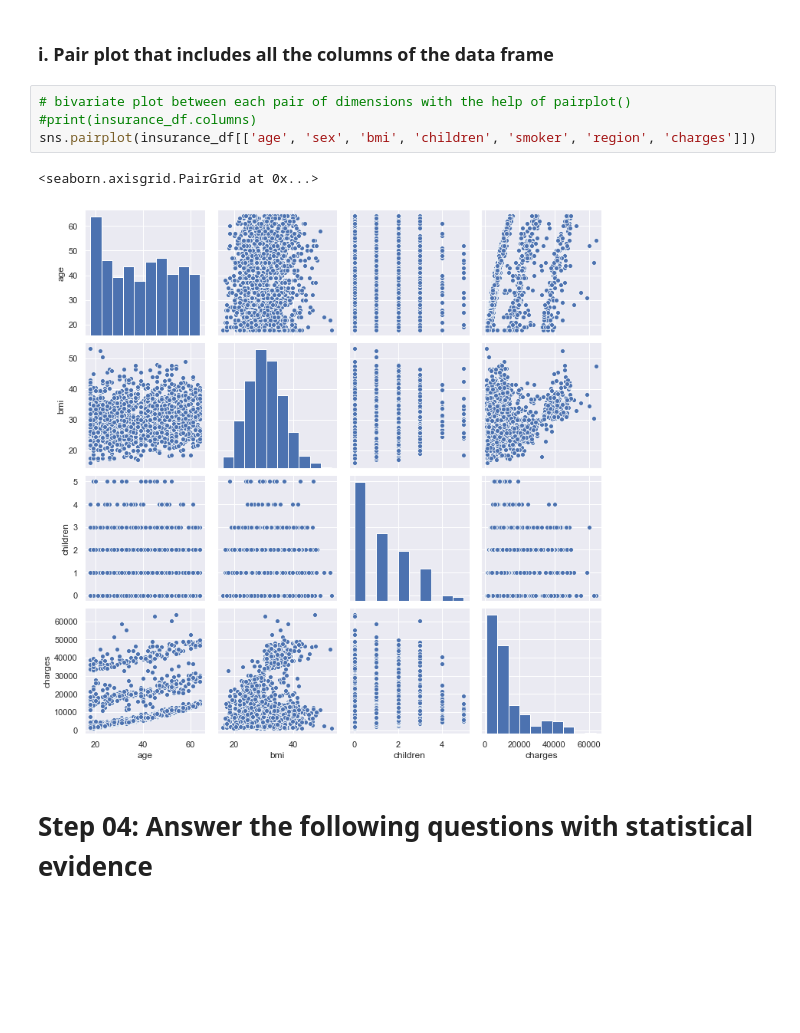
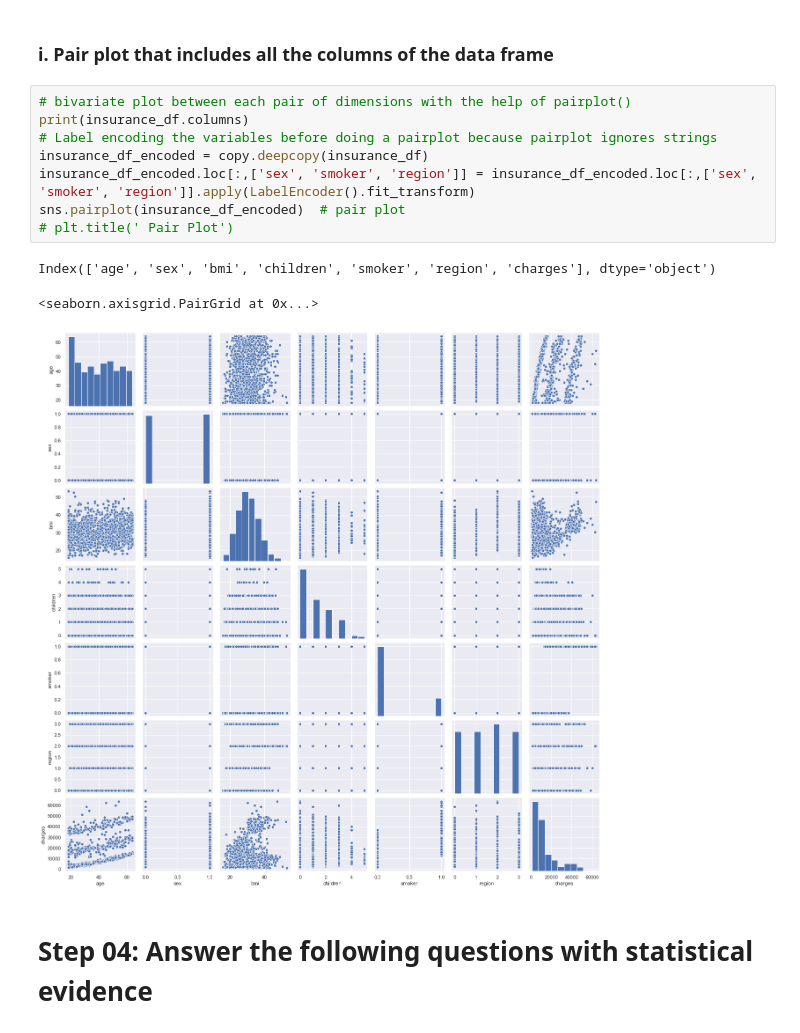
Before and after one commit to samaseniloraiot/StatisticalLearning_Insurance_Project, a Jupyter notebook: Insurance.ipynb, the cells around one changed output. Cells and saved outputs as stored; diff of their text form; blank space fills up the shorter version.

```diff
--- a/Insurance.ipynb
+++ b/Insurance.ipynb
@@ -466,11 +540,16 @@ From the above, Skewness of charges, the value is 1.5, which is greater than 1 (
 ### i. Pair plot that includes all the columns of the data frame
 # %%
 # bivariate plot between each pair of dimensions with the help of pairplot()
-#print(insurance_df.columns)
-sns.pairplot(insurance_df[['age', 'sex', 'bmi', 'children', 'smoker', 'region', 'charges']])
+print(insurance_df.columns)
+# Label encoding the variables before doing a pairplot because pairplot ignores strings
+insurance_df_encoded = copy.deepcopy(insurance_df)
+insurance_df_encoded.loc[:,['sex', 'smoker', 'region']] = insurance_df_encoded.loc[:,['sex', 'smoker', 'region']].apply(LabelEncoder().fit_transform)
+sns.pairplot(insurance_df_encoded)  # pair plot
+# plt.title(' Pair Plot')
 # %% [output]
-<seaborn.axisgrid.PairGrid at 0x...>
+Index(['age', 'sex', 'bmi', 'children', 'smoker', 'region', 'charges'], dtype='object')
+<seaborn.axisgrid.PairGrid at 0x...>
-[figure, old version]
+[figure, new version]
 # %% [markdown]
 # Step 04: Answer the following questions with statistical evidence
 # %% [markdown]
```
Also changed, not shown: parts of 38 cells of this notebook.
